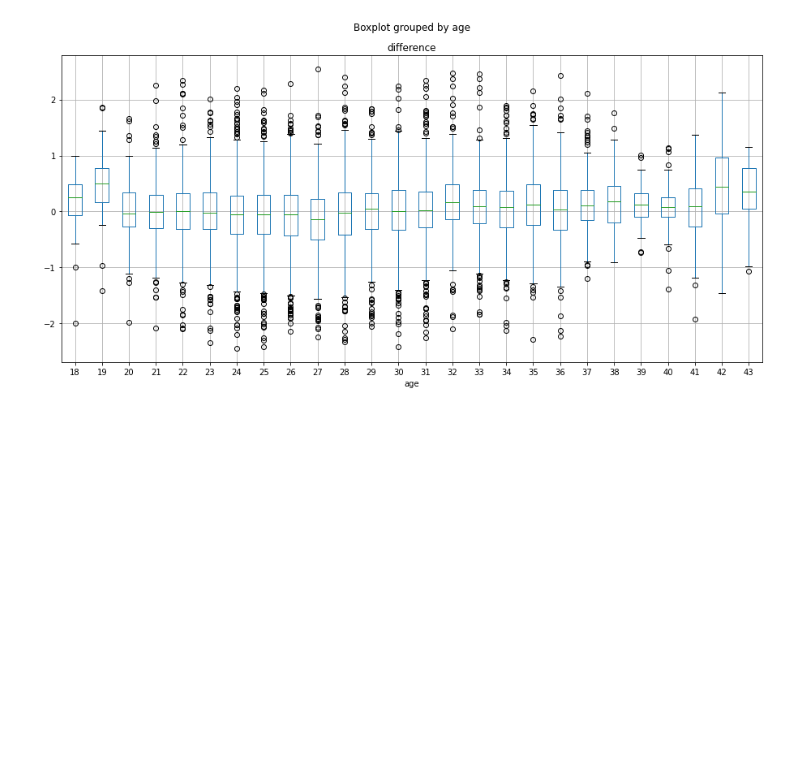
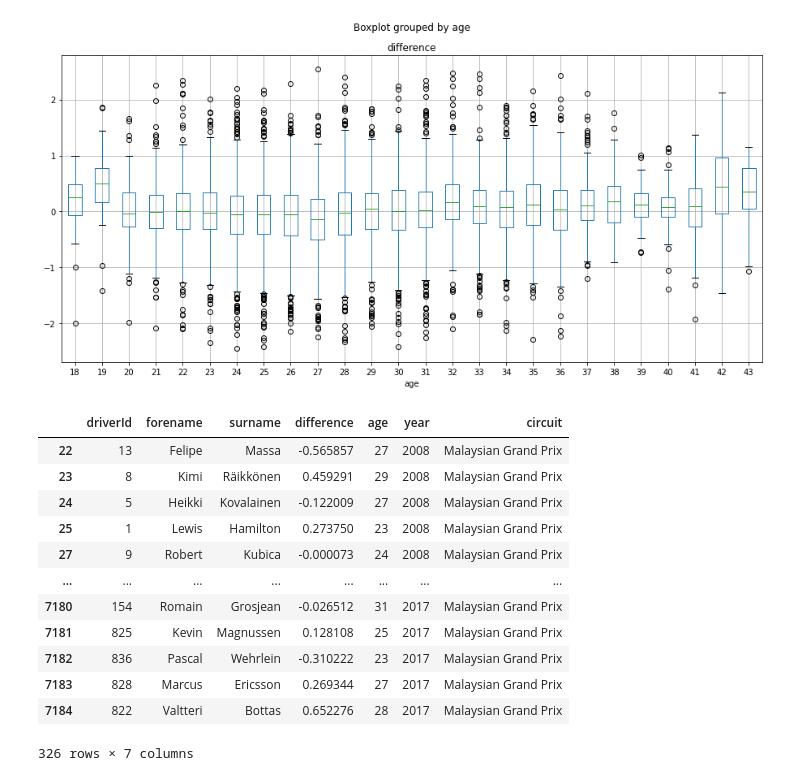
Before and after one commit to tatutimonen/F1-bayesian-analysis, a Jupyter notebook: src/python/data_transforming.ipynb, the cells around one changed output. Cells and saved outputs as stored; diff of their text form; code cells hidden in the pictures; blank space fills up the shorter version.

```diff
--- a/src/python/data_transforming.ipynb
+++ b/src/python/data_transforming.ipynb
@@ -196,0 +198,16 @@ driver_means.to_csv('../../data/quali_differences_processed.csv',index=False)
+# %%
+quali_differences_df[quali_differences_df['circuit'] == 'Malaysian Grand Prix']
+# %% [output]
+|  | driverId | forename | surname | difference | age | year | circuit |
+| 22 | 13 | Felipe | Massa | -0.565857 | 27 | 2008 | Malaysian Grand Prix |
+| 23 | 8 | Kimi | Räikkönen | 0.459291 | 29 | 2008 | Malaysian Grand Prix |
+| 24 | 5 | Heikki | Kovalainen | -0.122009 | 27 | 2008 | Malaysian Grand Prix |
+| 25 | 1 | Lewis | Hamilton | 0.273750 | 23 | 2008 | Malaysian Grand Prix |
+| 27 | 9 | Robert | Kubica | -0.000073 | 24 | 2008 | Malaysian Grand Prix |
+| ... | ... | ... | ... | ... | ... | ... | ... |
+| 7180 | 154 | Romain | Grosjean | -0.026512 | 31 | 2017 | Malaysian Grand Prix |
+| 7181 | 825 | Kevin | Magnussen | 0.128108 | 25 | 2017 | Malaysian Grand Prix |
+| 7182 | 836 | Pascal | Wehrlein | -0.310222 | 23 | 2017 | Malaysian Grand Prix |
+| 7183 | 828 | Marcus | Ericsson | 0.269344 | 27 | 2017 | Malaysian Grand Prix |
+| 7184 | 822 | Valtteri | Bottas | 0.652276 | 28 | 2017 | Malaysian Grand Prix |
+326 rows × 7 columns
```
Also changed, not shown: parts of 5 cells of this notebook.
